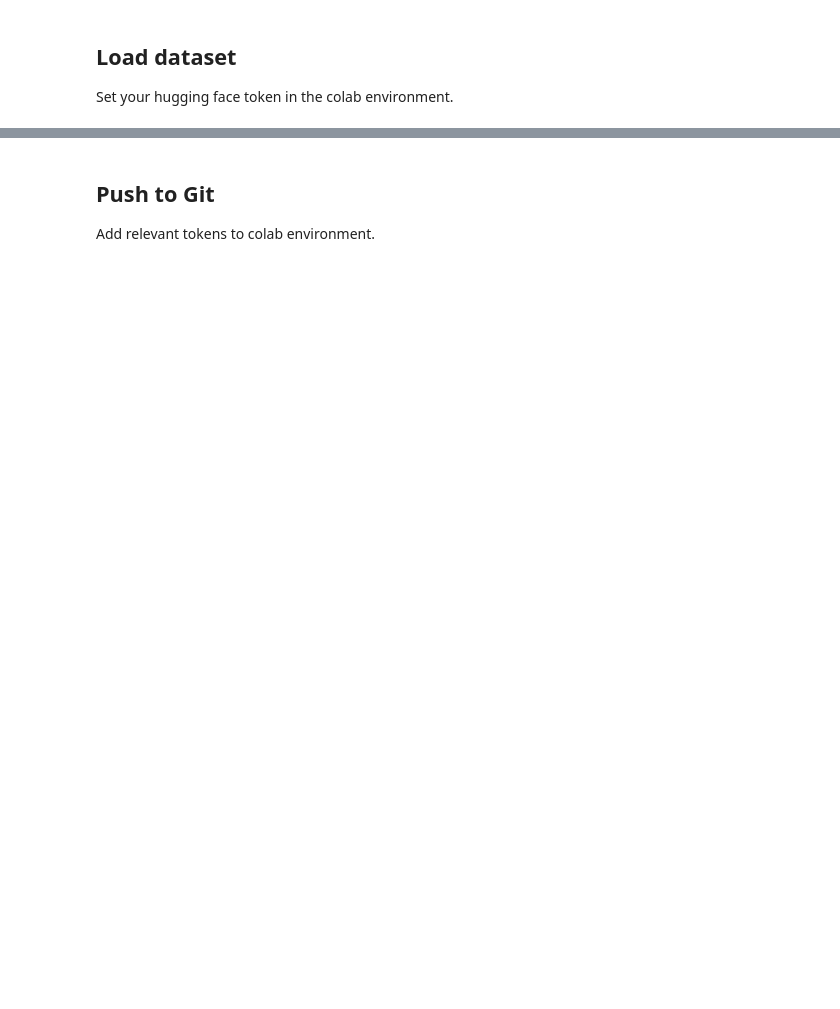
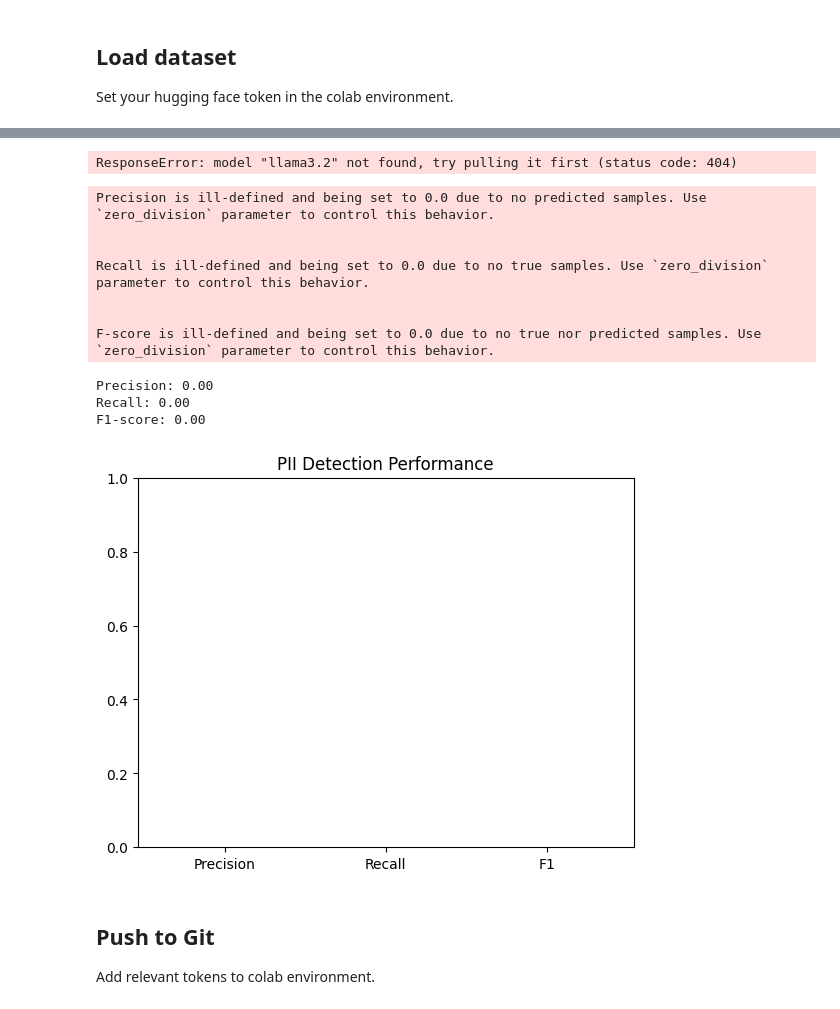
Before and after one commit to tlaanemaa/cillers-sos-anonymization, a Jupyter notebook: model_evaluation/experiments.ipynb, the cells around one changed output, grey strips where cells are left out. Cells and saved outputs as stored; diff of their text form; code cells hidden in the pictures; blank space fills up the shorter version.

```diff
--- a/model_evaluation/experiments.ipynb
+++ b/model_evaluation/experiments.ipynb
@@ -122,0 +172,13 @@ Requirement already satisfied: six>=1.5 in /usr/local/lib/python3.11/dist-packag
+# %%
+def get_ground_truth(example):
+    gt_pii = set()
+    annotations = example.get('annotations', {})
+    if annotations:
+        for annotator, annotation_data in annotations.items():
+            if annotation_data and isinstance(annotation_data, dict):
+                mentions = annotation_data.get('entity_mentions', [])
+                for mention in mentions:
+                    gt_pii.add(mention['span_text'])
+    return gt_pii
+
+get_ground_truth(ds['test'][0])
@@ -123,3 +203,46 @@ Requirement already satisfied: six>=1.5 in /usr/local/lib/python3.11/dist-packag
+# %%
+
+y_true = []  # ground truth labels
+y_pred = []  # model predictions
+
+for example in ds['test']:
+    text = example['text']
+    ground_truth = get_ground_truth(example)
+    detection_result = detect_pii(text)
+
+    detected_pii = set(detection_result['PIIs'])
+
+    y_true.append(1 if ground_truth else 0)  # 1 if there is PII, else 0
+    y_pred.append(1 if detected_pii else 0)  # 1 if detected PII, else 0
+# %% [output]
+ResponseError: model "llama3.2" not found, try pulling it first (status code: 404)
+# %%
+# dummy metrics
+import matplotlib.pyplot as plt
+from sklearn.metrics import precision_recall_fscore_support
+
+precision, recall, f1, _ = precision_recall_fscore_support(y_true, y_pred, average='binary')
+
+print(f"Precision: {precision:.2f}")
+print(f"Recall: {recall:.2f}")
+print(f"F1-score: {f1:.2f}")
+
+plt.bar(["Precision", "Recall", "F1"], [precision, recall, f1], color=['blue', 'green', 'red'])
+plt.title("PII Detection Performance")
+plt.ylim(0, 1)
+plt.show()
+# %% [output]
+Precision is ill-defined and being set to 0.0 due to no predicted samples. Use `zero_division` parameter to control this behavior.
+
+
+Recall is ill-defined and being set to 0.0 due to no true samples. Use `zero_division` parameter to control this behavior.
+
+
+F-score is ill-defined and being set to 0.0 due to no true nor predicted samples. Use `zero_division` parameter to control this behavior.
+Precision: 0.00
+Recall: 0.00
+F1-score: 0.00
+[figure, added]
 # %% [markdown]
 ## Push to Git
 Add relevant tokens to colab environment.
```
Also changed, not shown: parts of 18 cells of this notebook.
